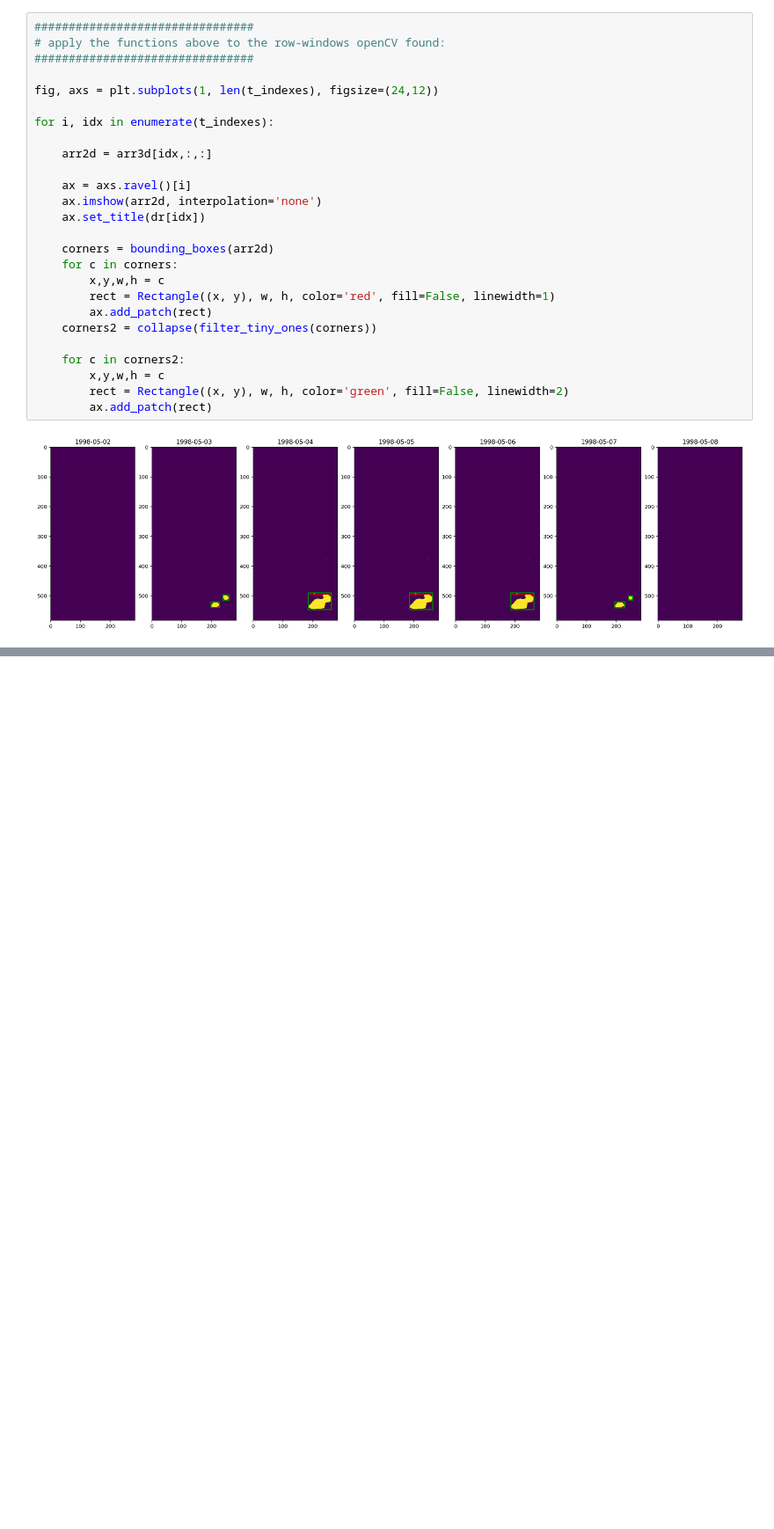
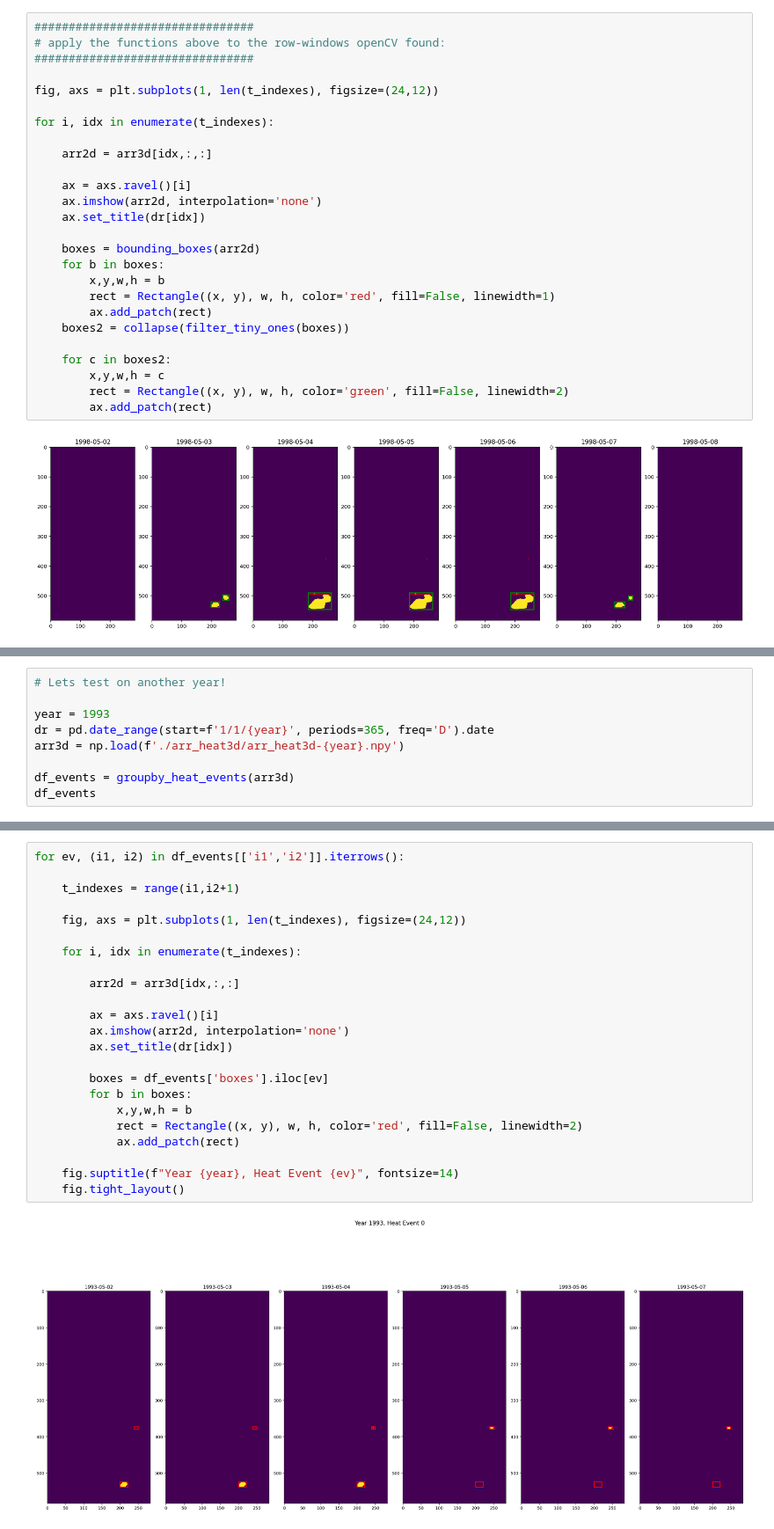
Before and after one commit to KorayKinik/heat-extremes-CMIP6, a Jupyter notebook: koray/Untitled4.ipynb, the cells around one changed output, grey strips where cells are left out. Shown: that part at 88% size. Drawn from its saved outputs; the diff is of its cells as text; blank space fills up the shorter version.

Commit message:
finished algorithm2. (which fuses daily heat events in 3rd dimension (time))

```diff
--- a/koray/Untitled4.ipynb
+++ b/koray/Untitled4.ipynb
@@ -168,14 +171,14 @@ for i, idx in enumerate(t_indexes):
     ax.imshow(arr2d, interpolation='none')
     ax.set_title(dr[idx])
 
-    corners = bounding_boxes(arr2d)
-    for c in corners:
-        x,y,w,h = c
+    boxes = bounding_boxes(arr2d)
+    for b in boxes:
+        x,y,w,h = b
         rect = Rectangle((x, y), w, h, color='red', fill=False, linewidth=1)
         ax.add_patch(rect)
-    corners2 = collapse(filter_tiny_ones(corners))
+    boxes2 = collapse(filter_tiny_ones(boxes))
 
-    for c in corners2:
+    for c in boxes2:
         x,y,w,h = c
         rect = Rectangle((x, y), w, h, color='green', fill=False, linewidth=2)
         ax.add_patch(rect)
@@ -191,0 +304,9 @@ Ellipsis
+# %%
+# Lets test on another year!
+
+year = 1993
+dr = pd.date_range(start=f'1/1/{year}', periods=365, freq='D').date
+arr3d = np.load(f'./arr_heat3d/arr_heat3d-{year}.npy')
+
+df_events = groupby_heat_events(arr3d)
+df_events
@@ -191,0 +326,25 @@ Ellipsis
+# %%
+for ev, (i1, i2) in df_events[['i1','i2']].iterrows():
+
+    t_indexes = range(i1,i2+1)
+
+    fig, axs = plt.subplots(1, len(t_indexes), figsize=(24,12))
+
+    for i, idx in enumerate(t_indexes):
+
+        arr2d = arr3d[idx,:,:]
+
+        ax = axs.ravel()[i]
+        ax.imshow(arr2d, interpolation='none')
+        ax.set_title(dr[idx])
+
+        boxes = df_events['boxes'].iloc[ev]
+        for b in boxes:
+            x,y,w,h = b
+            rect = Rectangle((x, y), w, h, color='red', fill=False, linewidth=2)
+            ax.add_patch(rect)
+
+    fig.suptitle(f"Year {year}, Heat Event {ev}", fontsize=14)
+    fig.tight_layout()
+# %% [output]
+[figure, added]
```
Also changed, not shown: parts of 7 cells of this notebook.
